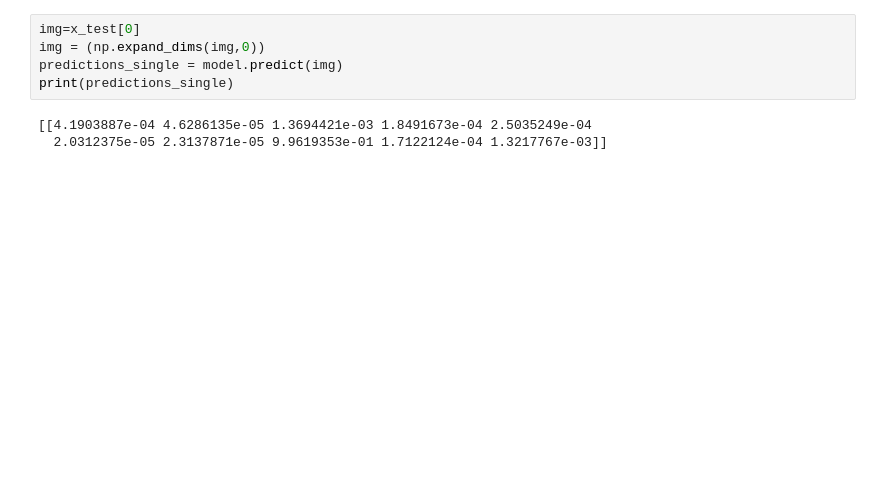
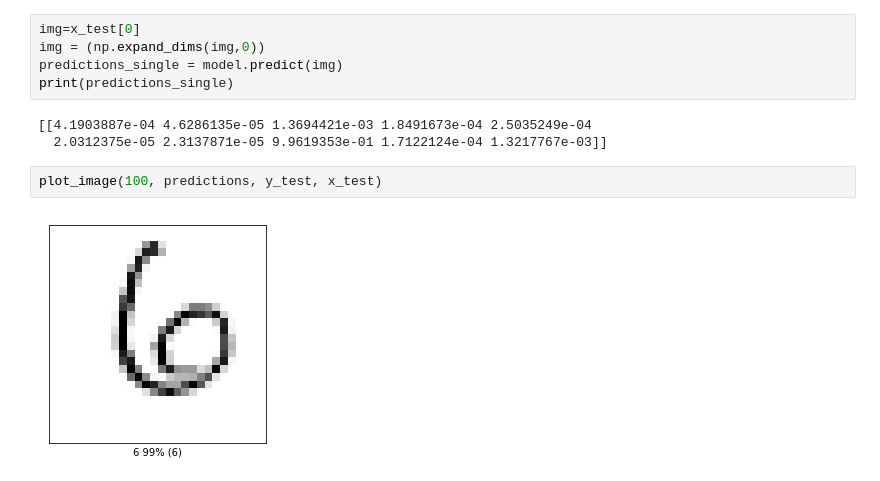
Before and after one commit to UndergraduateArtificialIntelligenceClub/hands-on-ml, a Jupyter notebook: MNIST Analysis.ipynb, the cells around one changed output. Cells and saved outputs as stored; diff of their text form; blank space fills up the shorter version.

```diff
--- a/MNIST Analysis.ipynb
+++ b/MNIST Analysis.ipynb
@@ -176,3 +183,7 @@ print(predictions_single)
 # %% [output]
 [[4.1903887e-04 4.6286135e-05 1.3694421e-03 1.8491673e-04 2.5035249e-04
   2.0312375e-05 2.3137871e-05 9.9619353e-01 1.7122124e-04 1.3217767e-03]]
+# %%
+plot_image(100, predictions, y_test, x_test)
+# %% [output]
+[figure, added]
```
Also changed, not shown: parts of 9 cells of this notebook.
